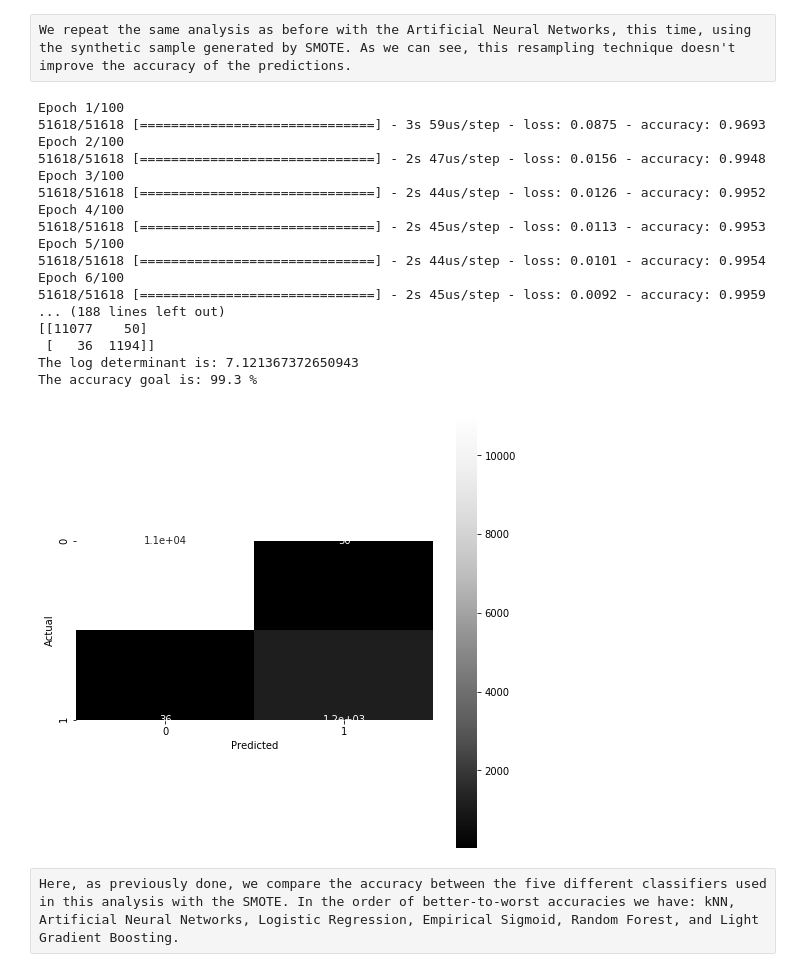
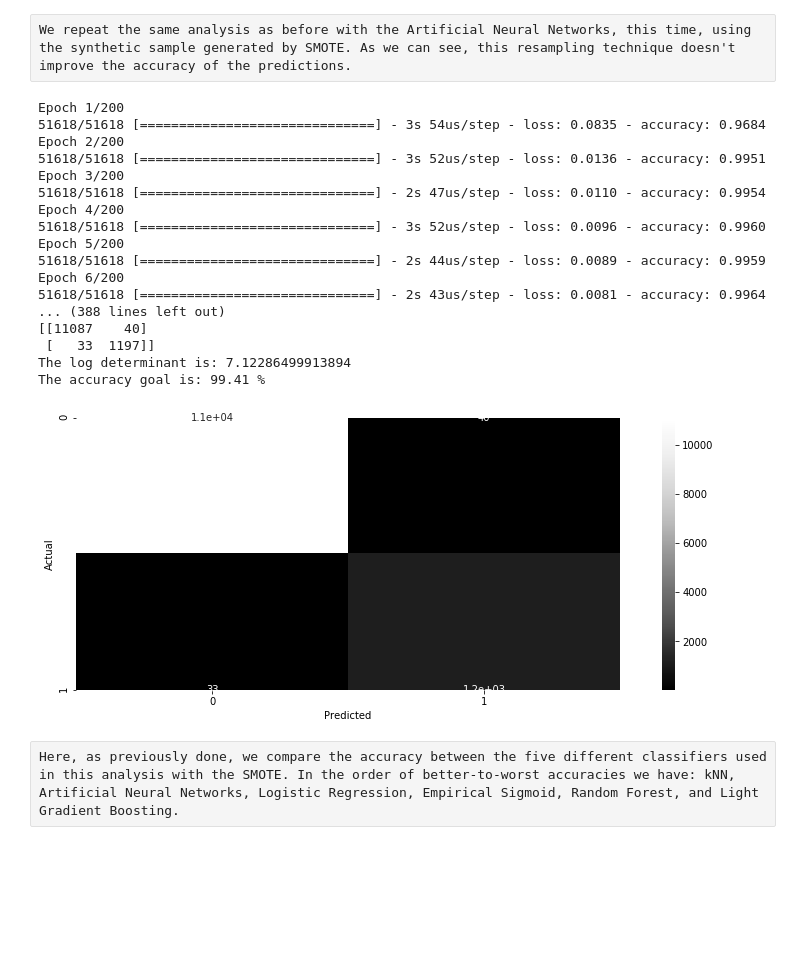
Before and after one commit to elopezfune/Bank-Marketing-with-social-economic-context-, a Jupyter notebook: Bank_Marketing.ipynb, the cells around one changed output. Drawn from its saved outputs; the diff is of its cells as text; code cells hidden in the pictures; blank space fills up the shorter version.

```diff
--- a/Bank_Marketing.ipynb
+++ b/Bank_Marketing.ipynb
@@ -469,0 +433,18 @@ Text(159.0, 0.5, 'Actual')
+# %%
+accuracy_kNN_to_plot = []
+
+for k in range(10):
+    kNN = 2*k+1
+    classifier = KNeighborsClassifier(n_neighbors = kNN, p = 2, metric = 'euclidean' )
+    classifier.fit(X_train, Y_train)
+    Y_pred_knn = classifier.predict(X_test)
+    accuracy_kNN_to_plot.append(accuracy_score(Y_test, Y_pred_knn))
+
+knn_to_plot = [2*k+1 for k in range(10)]
+f, ax = plt.subplots(figsize=(20, 8))
+sns.lineplot(knn_to_plot, accuracy_kNN_to_plot,color="b")
+plt.xticks(size=20,rotation=0)
+plt.yticks(size=20,rotation=0)
+plt.xlabel('kNN parameter')
+plt.ylabel('Accuracy')
+plt.title('k-Nearest Neighbor parameter vs. Accuracy')
@@ -766,7 +751,7 @@ from sklearn.neighbors import KNeighborsClassifier
 
 ### We will repeat the same analysis but now with the KNN algorithm
 
-kNN = 11 #I will use this parameter and we see that the accuracy is better than the Logistic regression.
+kNN = 1 #I will use this parameter and we see that the accuracy is better than the Logistic regression.
 print('The k parameter is:', kNN)
 classifier_smote = KNeighborsClassifier(n_neighbors = kNN, p = 2, metric = 'euclidean' )
 classifier_smote.fit(X_train_smote, Y_train_smote)
@@ -792,2 +777,22 @@ The accuracy goal is: 99.4 %
 Text(240.00000000000017, 0.5, 'Actual')
 [figure]
+# %%
+accuracy_kNN_to_plot = []
+
+for k in range(10):
+    kNN = 2*k+1
+    classifier_smote = KNeighborsClassifier(n_neighbors = kNN, p = 2, metric = 'euclidean' )
+    classifier_smote.fit(X_train_smote, Y_train_smote)
+    Y_pred_knn_smote = classifier_smote.predict(X_test)
+    Y_pred_knn_smote = np.where(Y_pred_knn_smote>0.5,1.0,0.0)
+    accgoaal_knn_smote = accuracy_score(Y_test, Y_pred_knn_smote)
+    accuracy_kNN_to_plot.append(accgoaal_knn_smote)
+
+knn_to_plot = [2*k+1 for k in range(10)]
+f, ax = plt.subplots(figsize=(20, 8))
+sns.lineplot(knn_to_plot, accuracy_kNN_to_plot,color="b")
+plt.xticks(size=20,rotation=0)
+plt.yticks(size=20,rotation=0)
+plt.xlabel('kNN parameter')
+plt.ylabel('Accuracy_SMOTE')
+plt.title('k-Nearest Neighbor parameter vs. Accuracy_SMOTE')
@@ -952,49 +960,49 @@ We repeat the same analysis as before with the Artificial Neural Networks, this
 # %%
 import keras
 from keras.models import Sequential
 from keras.layers import Dense# Initialising the ANN
 "Activation functions: 'sigmoid', 'tanh', 'relu'"
 classifier = Sequential()# Adding the input layer and the first hidden layer
 classifier.add(Dense(units =15 , kernel_initializer = 'uniform', activation = 'relu', input_dim = 52))# Adding the second hidden layer
 classifier.add(Dense(units = 15, kernel_initializer = 'uniform', activation = 'relu'))# Adding the output layer
 classifier.add(Dense(units = 1, kernel_initializer = 'uniform', activation = 'sigmoid'))# Compiling the ANN
 classifier.compile(optimizer = 'adam', loss = 'binary_crossentropy', metrics = ['accuracy'])# Fitting the ANN to the Training set
-classifier.fit(X_train_smote, Y_train_smote, batch_size = 32, epochs = 100)
+classifier.fit(X_train_smote, Y_train_smote, batch_size = 32, epochs = 200)
 
 # Predicting the Test set results
 Y_pred_ann_smote = classifier.predict(X_test)
 Y_pred_ann_smote = (Y_pred_ann_smote > 0.5)
 accgoal_ann_smote = accuracy_score(Y_pred_ann_smote, Y_test)
 
 cmatrix_ann_smote = confusion_matrix(Y_test, Y_pred_ann_smote) # rows = truth, cols = prediction
 print(cmatrix_ann_smote)
 print('The log determinant is:', np.log10(np.linalg.det(cmatrix_ann_smote)))
 print("The accuracy goal is:", round(accgoal_ann_smote*100,2),'%')
 
 
 sns.heatmap(cmatrix_ann_smote, annot=True, square=True, cmap = 'Greys_r')
 plt.xlabel('Predicted')
 plt.ylabel('Actual')
 plt.rcParams['figure.figsize'] = (8.0, 8.0)    # ... and big plots
 # %% [output]
-Epoch 1/100
-51618/51618 [==============================] - 3s 59us/step - loss: 0.0875 - accuracy: 0.9693
-Epoch 2/100
-51618/51618 [==============================] - 2s 47us/step - loss: 0.0156 - accuracy: 0.9948
-Epoch 3/100
-51618/51618 [==============================] - 2s 44us/step - loss: 0.0126 - accuracy: 0.9952
-Epoch 4/100
-51618/51618 [==============================] - 2s 45us/step - loss: 0.0113 - accuracy: 0.9953
-Epoch 5/100
-51618/51618 [==============================] - 2s 44us/step - loss: 0.0101 - accuracy: 0.9954
-Epoch 6/100
-51618/51618 [==============================] - 2s 45us/step - loss: 0.0092 - accuracy: 0.9959
-... (188 lines left out)
-[[11077    50]
- [   36  1194]]
-The log determinant is: 7.121367372650943
-The accuracy goal is: 99.3 %
+Epoch 1/200
+51618/51618 [==============================] - 3s 54us/step - loss: 0.0835 - accuracy: 0.9684
+Epoch 2/200
+51618/51618 [==============================] - 3s 52us/step - loss: 0.0136 - accuracy: 0.9951
+Epoch 3/200
+51618/51618 [==============================] - 2s 47us/step - loss: 0.0110 - accuracy: 0.9954
+Epoch 4/200
+51618/51618 [==============================] - 3s 52us/step - loss: 0.0096 - accuracy: 0.9960
+Epoch 5/200
+51618/51618 [==============================] - 2s 44us/step - loss: 0.0089 - accuracy: 0.9959
+Epoch 6/200
+51618/51618 [==============================] - 2s 43us/step - loss: 0.0081 - accuracy: 0.9964
+... (388 lines left out)
+[[11087    40]
+ [   33  1197]]
+The log determinant is: 7.12286499913894
+The accuracy goal is: 99.41 %
-[figure, old version]
+[figure, new version]
 # %% [raw]
 Here, as previously done, we compare the accuracy between the five different classifiers used in this analysis with the SMOTE. In the order of better-to-worst accuracies we have: kNN, Artificial Neural Networks, Logistic Regression, Empirical Sigmoid, Random Forest, and Light Gradient Boosting.
 # %%
```
Also changed, not shown: parts of 43 cells of this notebook.
